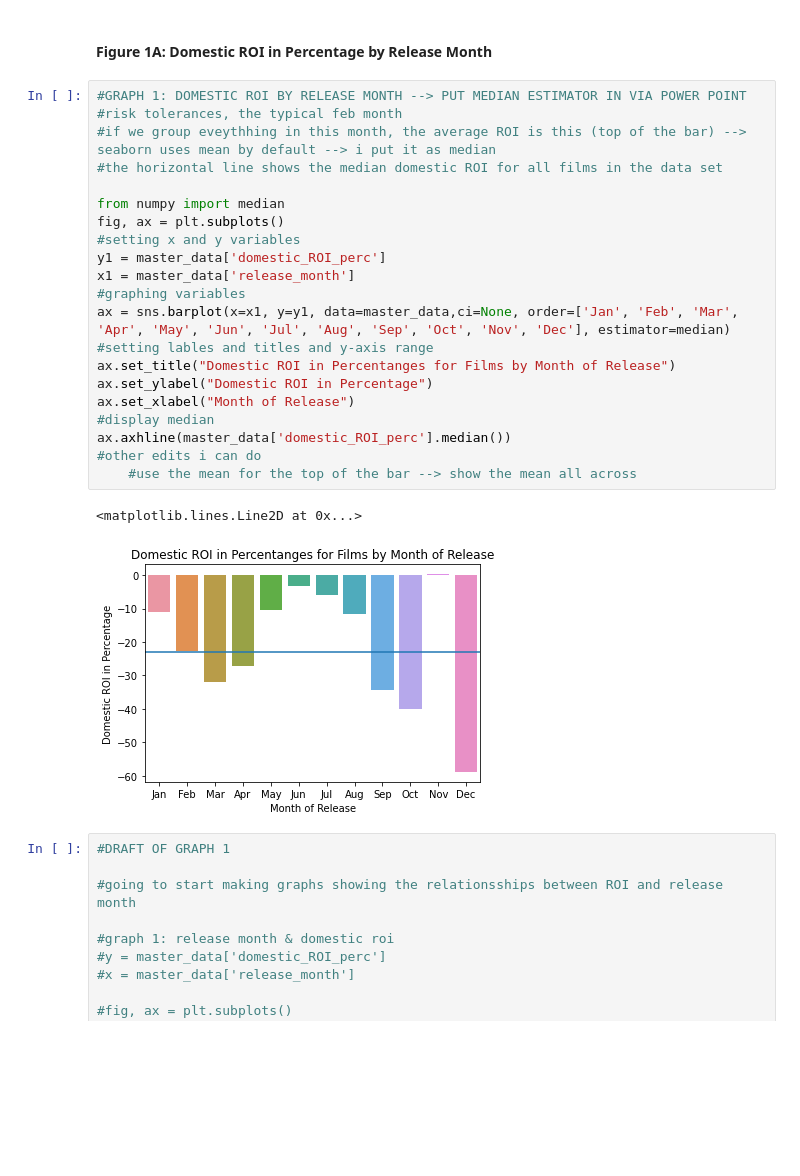
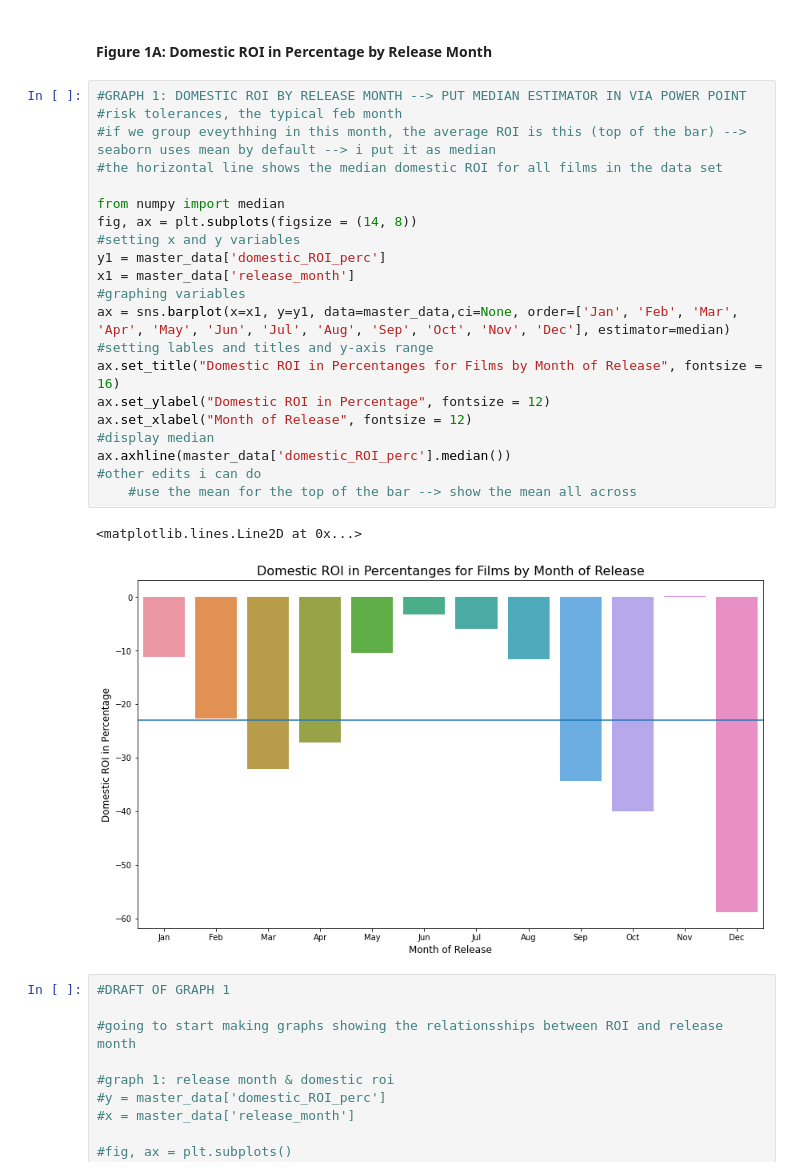
Before and after one commit to sarahadamsjack/phase-1-project-1, a Jupyter notebook: phase-1-main-project.ipynb, the cells around one changed output. Drawn from its saved outputs; the diff is of its cells as text; blank space fills up the shorter version.

```diff
--- a/phase-1-main-project.ipynb
+++ b/phase-1-main-project.ipynb
@@ -333,27 +334,27 @@ chart_2.describe()
 # %%
 #GRAPH 1: DOMESTIC ROI BY RELEASE MONTH --> PUT MEDIAN ESTIMATOR IN VIA POWER POINT
 #risk tolerances, the typical feb month
 #if we group eveythhing in this month, the average ROI is this (top of the bar) --> seaborn uses mean by default --> i put it as median
 #the horizontal line shows the median domestic ROI for all films in the data set
 
 from numpy import median
-fig, ax = plt.subplots()
+fig, ax = plt.subplots(figsize = (14, 8))
 #setting x and y variables
 y1 = master_data['domestic_ROI_perc']
 x1 = master_data['release_month']
 #graphing variables
 ax = sns.barplot(x=x1, y=y1, data=master_data,ci=None, order=['Jan', 'Feb', 'Mar', 'Apr', 'May', 'Jun', 'Jul', 'Aug', 'Sep', 'Oct', 'Nov', 'Dec'], estimator=median)
 #setting lables and titles and y-axis range
-ax.set_title("Domestic ROI in Percentanges for Films by Month of Release")
-ax.set_ylabel("Domestic ROI in Percentage")
-ax.set_xlabel("Month of Release")
+ax.set_title("Domestic ROI in Percentanges for Films by Month of Release", fontsize = 16)
+ax.set_ylabel("Domestic ROI in Percentage", fontsize = 12)
+ax.set_xlabel("Month of Release", fontsize = 12)
 #display median
 ax.axhline(master_data['domestic_ROI_perc'].median())
 #other edits i can do
     #use the mean for the top of the bar --> show the mean all across
 # %% [output]
 <matplotlib.lines.Line2D at 0x...>
-[figure, old version]
+[figure, new version]
 # %%
 #DRAFT OF GRAPH 1
 
```
Also changed, not shown: parts of 5 cells of this notebook.
